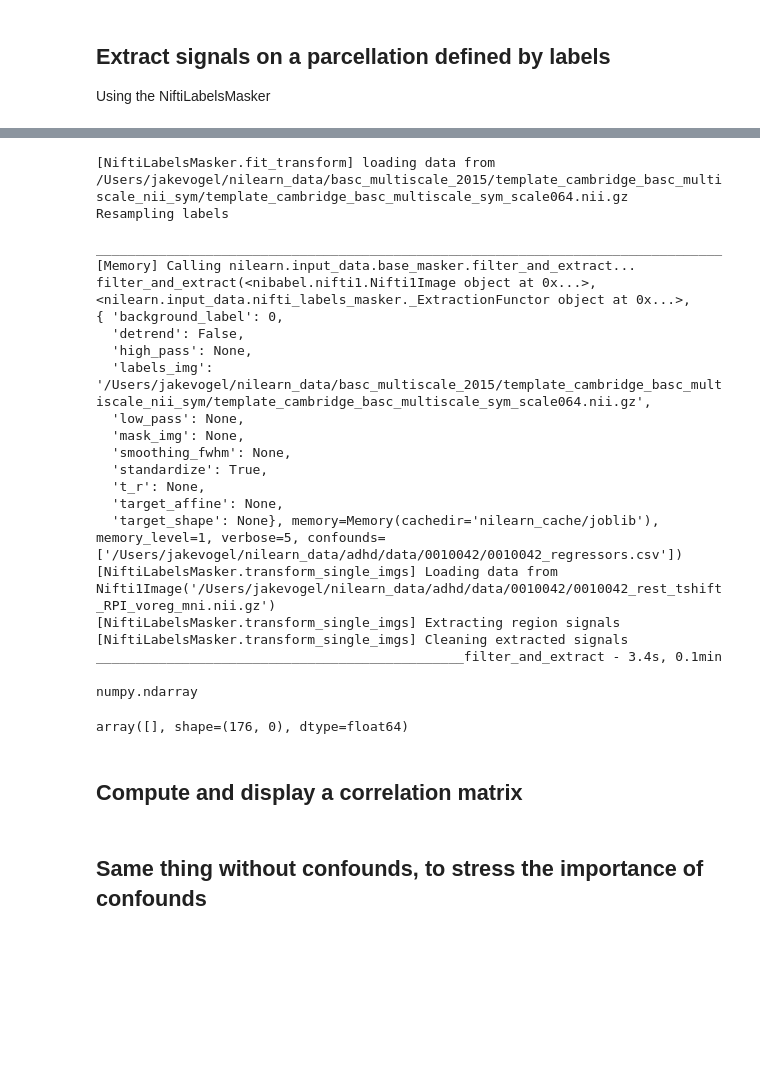
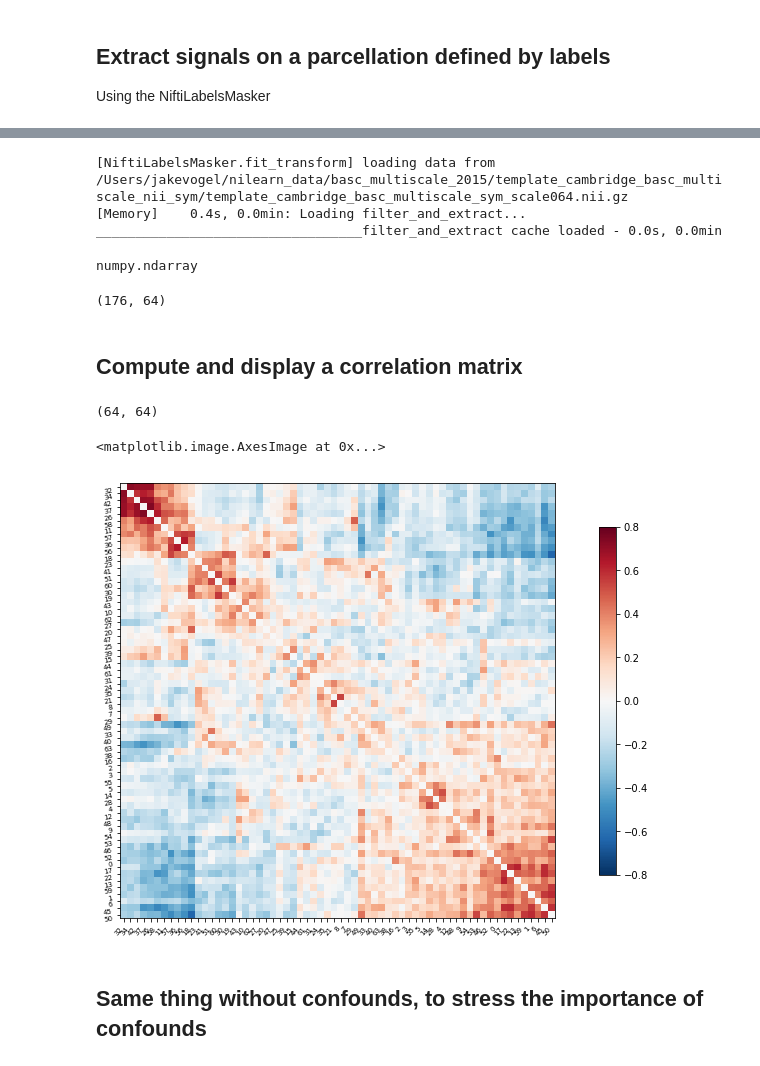
Before and after one commit to illdopejake/RS2018_Nilearn_tutorial, a Jupyter notebook: ADAPTED_plot_signal_extraction.ipynb, the cells around one changed output, grey strips where cells are left out. Saved outputs shown, nothing was run; the diff lists cells and outputs as text; code cells hidden in the pictures; blank space fills up the shorter version.

```diff
--- a/ADAPTED_plot_signal_extraction.ipynb
+++ b/ADAPTED_plot_signal_extraction.ipynb
@@ -120,6 +95,7 @@ plt.show()
 # %%
 from nilearn.input_data import NiftiLabelsMasker
 masker = NiftiLabelsMasker(labels_img=atlas_filename, standardize=True,
+                           resampling_target='labels',
                            memory='nilearn_cache', verbose=5)
 
 # Here we go from nifti files to the signal time series in a numpy
@@ -128,52 +104,41 @@ masker = NiftiLabelsMasker(labels_img=atlas_filename, standardize=True,
 time_series = masker.fit_transform(myImg, confounds=data.confounds)
 # %% [output]
 [NiftiLabelsMasker.fit_transform] loading data from /Users/jakevogel/nilearn_data/basc_multiscale_2015/template_cambridge_basc_multiscale_nii_sym/template_cambridge_basc_multiscale_sym_scale064.nii.gz
-Resampling labels
+[Memory]    0.4s, 0.0min: Loading filter_and_extract...
+__________________________________filter_and_extract cache loaded - 0.0s, 0.0min
-________________________________________________________________________________
-[Memory] Calling nilearn.input_data.base_masker.filter_and_extract...
-filter_and_extract(<nibabel.nifti1.Nifti1Image object at 0x...>, <nilearn.input_data.nifti_labels_masker._ExtractionFunctor object at 0x...>,
-{ 'background_label': 0,
-  'detrend': False,
-  'high_pass': None,
-  'labels_img': '/Users/jakevogel/nilearn_data/basc_multiscale_2015/template_cambridge_basc_multiscale_nii_sym/template_cambridge_basc_multiscale_sym_scale064.nii.gz',
-  'low_pass': None,
-  'mask_img': None,
-  'smoothing_fwhm': None,
-  'standardize': True,
-  't_r': None,
-  'target_affine': None,
-  'target_shape': None}, memory=Memory(cachedir='nilearn_cache/joblib'), memory_level=1, verbose=5, confounds=['/Users/jakevogel/nilearn_data/adhd/data/0010042/0010042_regressors.csv'])
-[NiftiLabelsMasker.transform_single_imgs] Loading data from Nifti1Image('/Users/jakevogel/nilearn_data/adhd/data/0010042/0010042_rest_tshift_RPI_voreg_mni.nii.gz')
-[NiftiLabelsMasker.transform_single_imgs] Extracting region signals
-[NiftiLabelsMasker.transform_single_imgs] Cleaning extracted signals
-_______________________________________________filter_and_extract - 3.4s, 0.1min
 # %%
 type(time_series)
 # %% [output]
 numpy.ndarray
 # %%
-time_series
+time_series.shape
 # %% [output]
-array([], shape=(176, 0), dtype=float64)
+(176, 64)
 # %% [markdown]
 Compute and display a correlation matrix
 -----------------------------------------
+# %%
+from nilearn.connectome import ConnectivityMeasure
+correlation_measure = ConnectivityMeasure(kind='correlation')
+correlation_matrix = correlation_measure.fit_transform([time_series])[0]
+correlation_matrix.shape
+# %% [output]
+(64, 64)
 # %%
-from nilearn.connectome import ConnectivityMeasure
-correlation_measure = ConnectivityMeasure(kind='correlation')
-correlation_matrix = correlation_measure.fit_transform([time_series])[0]
-
 # Plot the correlation matrix
 import numpy as np
 from nilearn import plotting
 # Make a large figure
 # Mask the main diagonal for visualization:
 np.fill_diagonal(correlation_matrix, 0)
 # The labels we have start with the background (0), hence we skip the
 # first label
 # matrices are ordered for block-like representation
-plotting.plot_matrix(correlation_matrix, figure=(10, 8), labels=labels[1:],
+plotting.plot_matrix(correlation_matrix, figure=(10, 8), labels=range(time_series.shape[-1]),
                      vmax=0.8, vmin=-0.8, reorder=True)
+# %% [output]
+<matplotlib.image.AxesImage at 0x...>
+[figure, added]
 # %% [markdown]
 Same thing without confounds, to stress the importance of confounds
 --------------------------------------------------------------------
```
Also changed, not shown: parts of 12 cells of this notebook, 2 other files.
